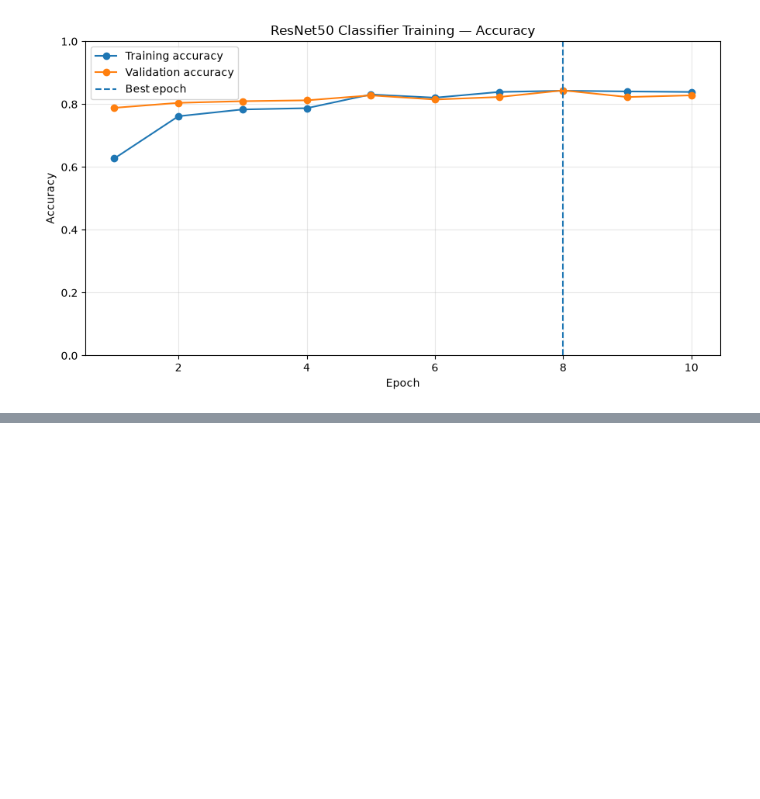
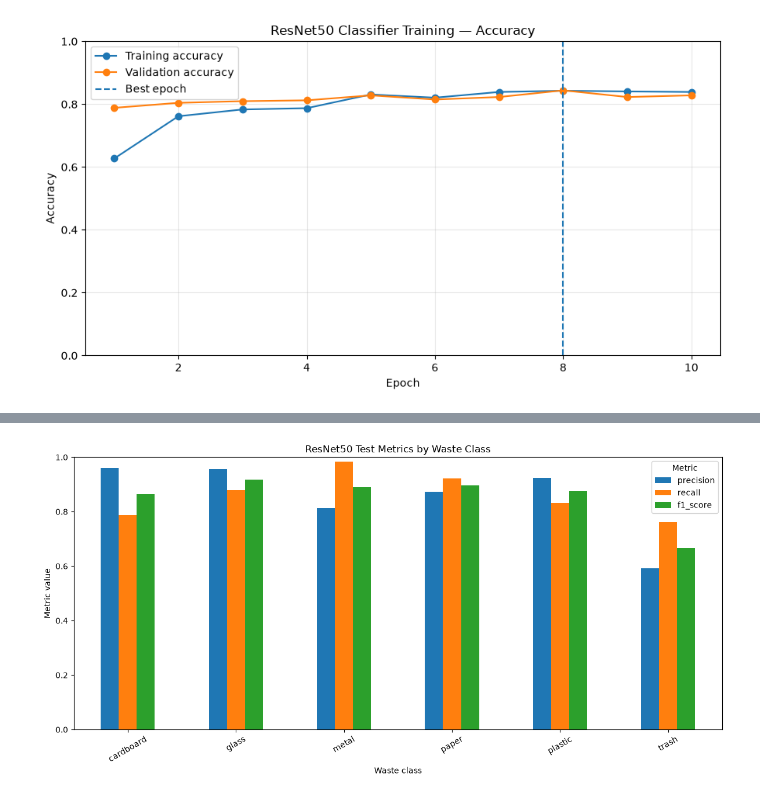
Before and after one commit to Soban-Creator/smart-waste-classification, a Jupyter notebook: notebooks/07_ResNet50_Transfer_Learning.ipynb, the cells around one changed output, grey strips where cells are left out. Cells and saved outputs as stored; diff of their text form; code cells hidden in the pictures; blank space fills up the shorter version.

Commit message:
Train and evaluate ResNet50 transfer learning model

```diff
--- a/notebooks/07_ResNet50_Transfer_Learning.ipynb
+++ b/notebooks/07_ResNet50_Transfer_Learning.ipynb
@@ -691,0 +821,10 @@ plt.show()
+# %%
+test_predictions, test_metrics = evaluate_model(
+    model=best_model,
+    data_loader=data_bundle.test_loader,
+    class_names=data_bundle.class_names,
+    device=DEVICE,
+)
+
+print("Test evaluation completed.")
+print("Test samples:", test_metrics.sample_count)
@@ -691,0 +1143,29 @@ plt.show()
+# %%
+
+metric_plot_dataframe = (
+    per_class_dataframe
+    .set_index("class_name")
+    [
+        [
+            "precision",
+            "recall",
+            "f1_score",
+        ]
+    ]
+)
+
+metric_plot_dataframe.plot(
+    kind="bar",
+    figsize=(12, 6),
+)
+
+plt.title("ResNet50 Test Metrics by Waste Class")
+plt.xlabel("Waste class")
+plt.ylabel("Metric value")
+plt.ylim(0, 1)
+plt.xticks(rotation=30)
+plt.legend(title="Metric")
+plt.tight_layout()
+plt.show()
+# %% [output]
+[figure, added]
```
Also changed, not shown: parts of 23 cells of this notebook.
